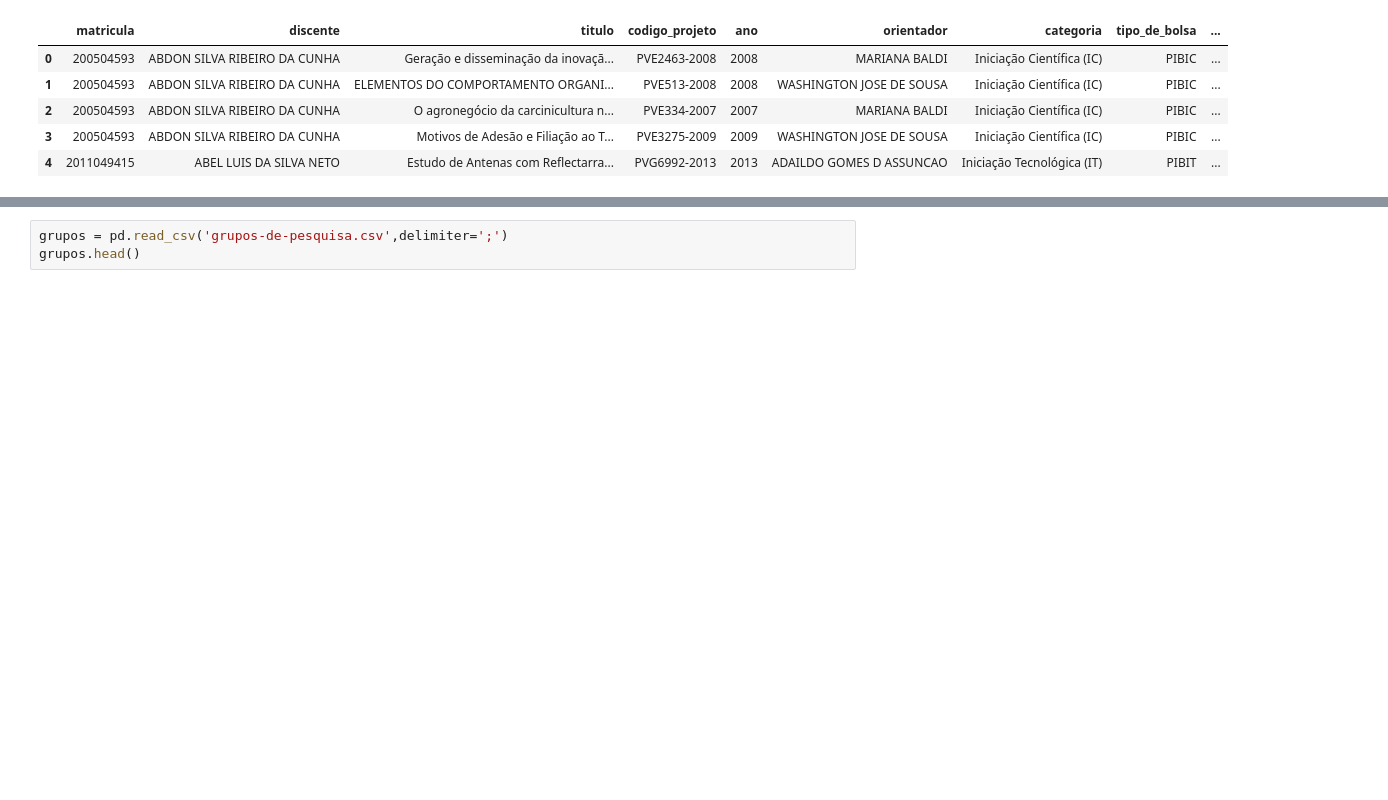
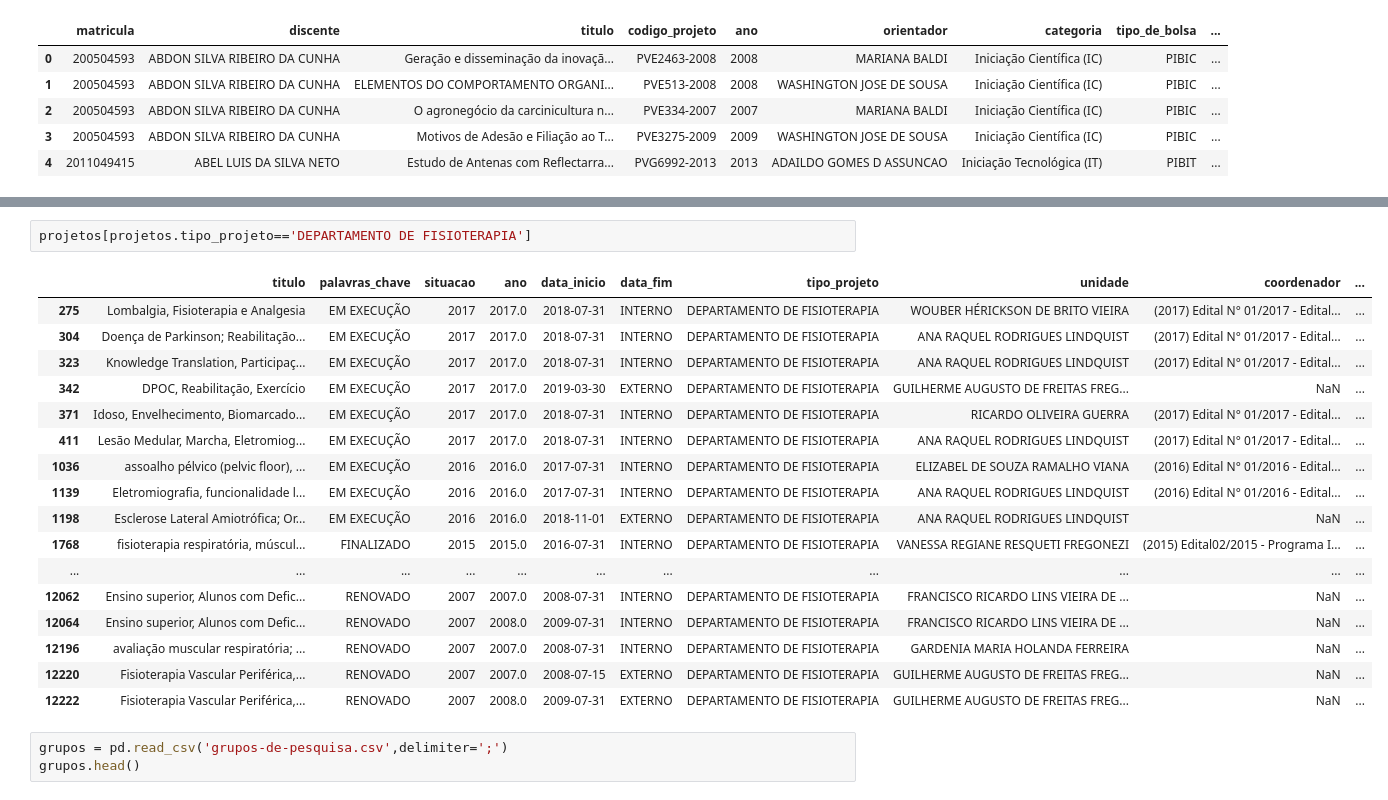
Before and after one commit to ycaroravel/UFRN-Analytics, a Jupyter notebook: Pesquisa.ipynb, the cells around one changed output, grey strips where cells are left out. Saved outputs shown, nothing was run; the diff lists cells and outputs as text; blank space fills up the shorter version.

```diff
--- a/Pesquisa.ipynb
+++ b/Pesquisa.ipynb
@@ -69,3 +101,23 @@ projetos.head()
+# %%
+projetos[projetos.tipo_projeto=='DEPARTAMENTO DE FISIOTERAPIA']
+# %% [output]
+|  | titulo | palavras_chave | situacao | ano | data_inicio | data_fim | tipo_projeto | unidade | coordenador | ... |
+| 275 | Lombalgia, Fisioterapia e Analgesia | EM EXECUÇÃO | 2017 | 2017.0 | 2018-07-31 | INTERNO | DEPARTAMENTO DE FISIOTERAPIA | WOUBER HÉRICKSON DE BRITO VIEIRA | (2017) Edital N° 01/2017 - Edital... | ... |
+| 304 | Doença de Parkinson; Reabilitação... | EM EXECUÇÃO | 2017 | 2017.0 | 2018-07-31 | INTERNO | DEPARTAMENTO DE FISIOTERAPIA | ANA RAQUEL RODRIGUES LINDQUIST | (2017) Edital N° 01/2017 - Edital... | ... |
+| 323 | Knowledge Translation, Participaç... | EM EXECUÇÃO | 2017 | 2017.0 | 2018-07-31 | INTERNO | DEPARTAMENTO DE FISIOTERAPIA | ANA RAQUEL RODRIGUES LINDQUIST | (2017) Edital N° 01/2017 - Edital... | ... |
+| 342 | DPOC, Reabilitação, Exercício | EM EXECUÇÃO | 2017 | 2017.0 | 2019-03-30 | EXTERNO | DEPARTAMENTO DE FISIOTERAPIA | GUILHERME AUGUSTO DE FREITAS FREG... | NaN | ... |
+| 371 | Idoso, Envelhecimento, Biomarcado... | EM EXECUÇÃO | 2017 | 2017.0 | 2018-07-31 | INTERNO | DEPARTAMENTO DE FISIOTERAPIA | RICARDO OLIVEIRA GUERRA | (2017) Edital N° 01/2017 - Edital... | ... |
+| 411 | Lesão Medular, Marcha, Eletromiog... | EM EXECUÇÃO | 2017 | 2017.0 | 2018-07-31 | INTERNO | DEPARTAMENTO DE FISIOTERAPIA | ANA RAQUEL RODRIGUES LINDQUIST | (2017) Edital N° 01/2017 - Edital... | ... |
+| 1036 | assoalho pélvico (pelvic floor), ... | EM EXECUÇÃO | 2016 | 2016.0 | 2017-07-31 | INTERNO | DEPARTAMENTO DE FISIOTERAPIA | ELIZABEL DE SOUZA RAMALHO VIANA | (2016) Edital N° 01/2016 - Edital... | ... |
+| 1139 | Eletromiografia, funcionalidade l... | EM EXECUÇÃO | 2016 | 2016.0 | 2017-07-31 | INTERNO | DEPARTAMENTO DE FISIOTERAPIA | ANA RAQUEL RODRIGUES LINDQUIST | (2016) Edital N° 01/2016 - Edital... | ... |
+| 1198 | Esclerose Lateral Amiotrófica; Or... | EM EXECUÇÃO | 2016 | 2016.0 | 2018-11-01 | EXTERNO | DEPARTAMENTO DE FISIOTERAPIA | ANA RAQUEL RODRIGUES LINDQUIST | NaN | ... |
+| 1768 | fisioterapia respiratória, múscul... | FINALIZADO | 2015 | 2015.0 | 2016-07-31 | INTERNO | DEPARTAMENTO DE FISIOTERAPIA | VANESSA REGIANE RESQUETI FREGONEZI | (2015) Edital02/2015 - Programa I... | ... |
+| ... | ... | ... | ... | ... | ... | ... | ... | ... | ... | ... |
+| 12062 | Ensino superior, Alunos com Defic... | RENOVADO | 2007 | 2007.0 | 2008-07-31 | INTERNO | DEPARTAMENTO DE FISIOTERAPIA | FRANCISCO RICARDO LINS VIEIRA DE ... | NaN | ... |
+| 12064 | Ensino superior, Alunos com Defic... | RENOVADO | 2007 | 2008.0 | 2009-07-31 | INTERNO | DEPARTAMENTO DE FISIOTERAPIA | FRANCISCO RICARDO LINS VIEIRA DE ... | NaN | ... |
+| 12196 | avaliação muscular respiratória; ... | RENOVADO | 2007 | 2007.0 | 2008-07-31 | INTERNO | DEPARTAMENTO DE FISIOTERAPIA | GARDENIA MARIA HOLANDA FERREIRA | NaN | ... |
+| 12220 | Fisioterapia Vascular Periférica,... | RENOVADO | 2007 | 2007.0 | 2008-07-15 | EXTERNO | DEPARTAMENTO DE FISIOTERAPIA | GUILHERME AUGUSTO DE FREITAS FREG... | NaN | ... |
+| 12222 | Fisioterapia Vascular Periférica,... | RENOVADO | 2007 | 2008.0 | 2009-07-31 | EXTERNO | DEPARTAMENTO DE FISIOTERAPIA | GUILHERME AUGUSTO DE FREITAS FREG... | NaN | ... |
 # %%
 grupos = pd.read_csv('grupos-de-pesquisa.csv',delimiter=';')
 grupos.head()
```
Also changed, not shown: parts of 5 cells of this notebook, 23 other files.
